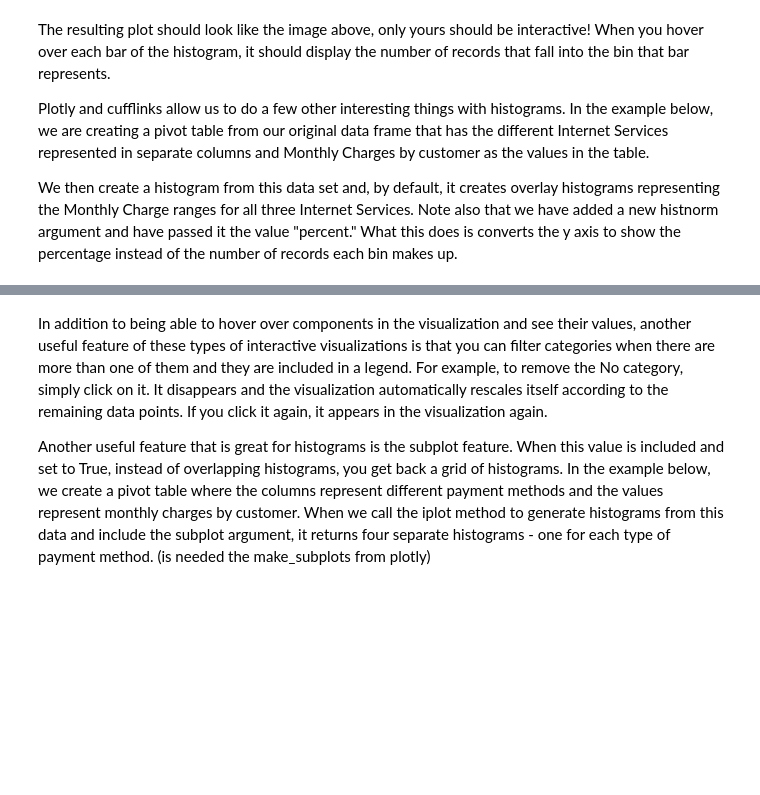
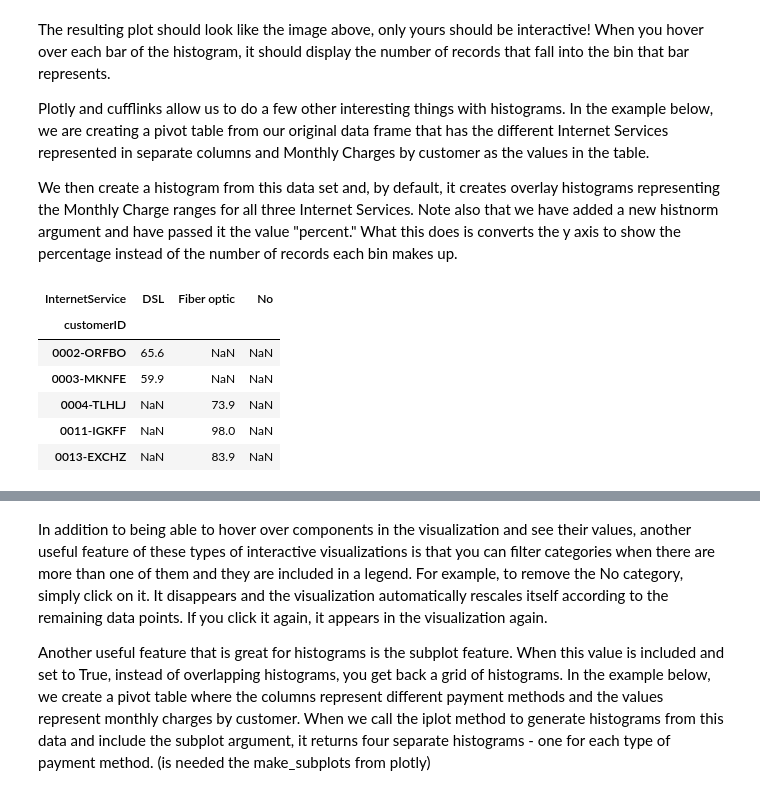
Before and after one commit to MdeMaic/datamad0120-apuntes, a Jupyter notebook: Visualizacion_Cufflinks/Interactive data visualization.ipynb, the cells around one changed output, grey strips where cells are left out. Drawn from its saved outputs; the diff is of its cells as text; code cells hidden in the pictures; blank space fills up the shorter version.

```diff
--- a/Visualizacion_Cufflinks/Interactive data visualization.ipynb
+++ b/Visualizacion_Cufflinks/Interactive data visualization.ipynb
@@ -71,4 +81,16 @@ The resulting plot should look like the image above, only yours should be intera
 Plotly and cufflinks allow us to do a few other interesting things with histograms. In the example below, we are creating a pivot table from our original data frame that has the different Internet Services represented in separate columns and Monthly Charges by customer as the values in the table.
 
 We then create a histogram from this data set and, by default, it creates overlay histograms representing the Monthly Charge ranges for all three Internet Services. Note also that we have added a new histnorm argument and have passed it the value "percent." What this does is converts the y axis to show the percentage instead of the number of records each bin makes up.
+# %%
+data = df.pivot_table(values='MonthlyCharges', columns='InternetService',
+                      index='customerID', aggfunc='sum')
+data.head()
+# %% [output]
+| InternetService | DSL | Fiber optic | No |
+| customerID |  |  |  |
+| 0002-ORFBO | 65.6 | NaN | NaN |
+| 0003-MKNFE | 59.9 | NaN | NaN |
+| 0004-TLHLJ | NaN | 73.9 | NaN |
+| 0011-IGKFF | NaN | 98.0 | NaN |
+| 0013-EXCHZ | NaN | 83.9 | NaN |
 # %%
```
Also changed, not shown: parts of 3 cells of this notebook.
